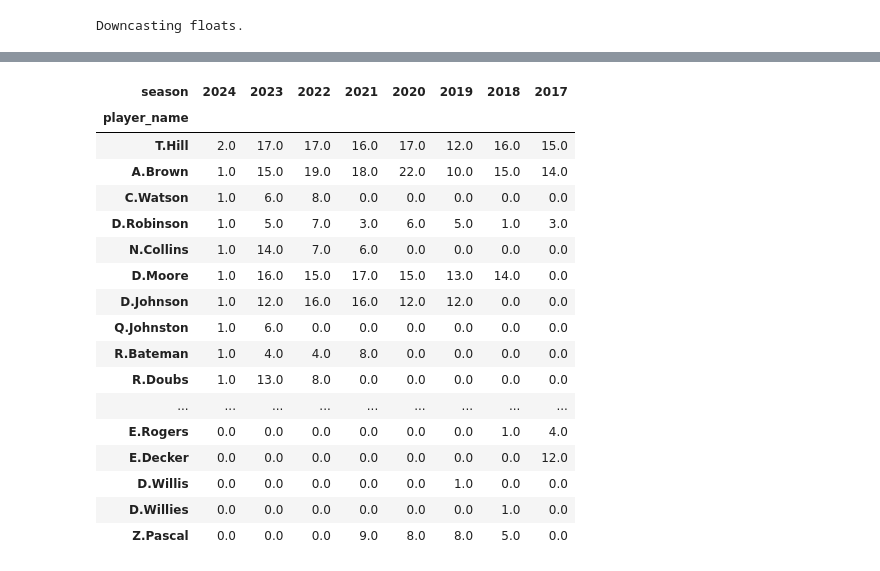
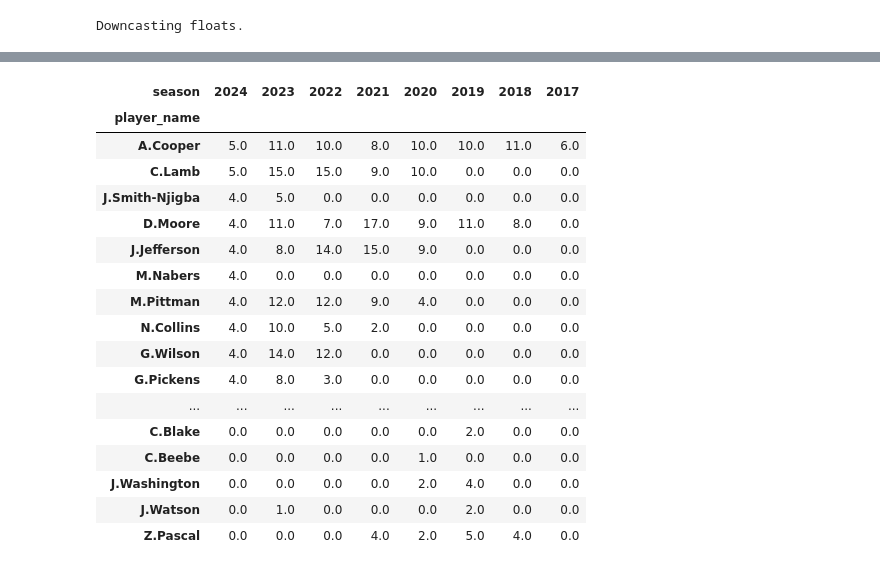
Before and after one commit to ARCtechmo/fanfav, a Jupyter notebook: wr_rec_tgts.ipynb, the cells around one changed output, grey strips where cells are left out. Cells and saved outputs as stored; diff of their text form; code cells hidden in the pictures.

Commit message:
changed to 7tgs per game

```diff
--- a/wr_rec_tgts.ipynb
+++ b/wr_rec_tgts.ipynb
@@ -123,49 +123,49 @@ wr_tgts_5plus_per_game_total_ordered_by_count()
 # %%
-# function reuturns the total count of games where the WR had 5+ targets for each season
-def wr_tgts_5plus_total_per_year_by_player():
+# function reuturns the total count of games where the WR had 7+ targets for each season
+def wr_tgts_7plus_total_per_year_by_player():
 
-    # Filter WRs with at least 5 targets per game for each week
-    wr_with_min_5_targets_all_years = wr_tgt_data_all_years[wr_tgt_data_all_years['targets'] >= 5]
+    # Filter WRs with at least 7 targets per game for each week
+    wr_with_min_7_targets_all_years = wr_tgt_data_all_years[wr_tgt_data_all_years['targets'] >= 7]
 
     # Group by year, player, and count the number of weeks
-    wr_tgts_count_per_year = wr_with_min_5_targets_all_years.groupby(['season', 'player_name']).size().reset_index(name='count_of_weeks')
+    wr_tgts_count_per_year = wr_with_min_7_targets_all_years.groupby(['season', 'player_name']).size().reset_index(name='count_of_weeks')
 
     # Pivot the table to have players as rows and seasons as columns
     wr_tgts_pivot = wr_tgts_count_per_year.pivot_table(index='player_name', columns='season', values='count_of_weeks', fill_value=0)
 
     # Sort the columns (years) in descending order
     wr_tgts_pivot = wr_tgts_pivot[sorted(wr_tgts_pivot.columns, reverse=True)]
 
     # Sort the rows by the most recent season's count in descending order
     wr_tgts_pivot_sorted = wr_tgts_pivot.sort_values(by=wr_tgts_pivot.columns[0], ascending=False)
 
     # Export the DataFrame to a CSV file
-    wr_tgts_pivot_sorted.to_csv('wr_tgts_5plus_total_per_year_by_player.csv')
+    wr_tgts_pivot_sorted.to_csv('wr_tgts_7plus_total_per_year_by_player.csv')
 
     # Display the results
     return display(HTML(wr_tgts_pivot_sorted.to_html(index=True)))
 
 # call the function
-wr_tgts_5plus_total_per_year_by_player()
+wr_tgts_7plus_total_per_year_by_player()
 # %% [output]
 | season | 2024 | 2023 | 2022 | 2021 | 2020 | 2019 | 2018 | 2017 |
 | player_name |  |  |  |  |  |  |  |  |
-| T.Hill | 2.0 | 17.0 | 17.0 | 16.0 | 17.0 | 12.0 | 16.0 | 15.0 |
-| A.Brown | 1.0 | 15.0 | 19.0 | 18.0 | 22.0 | 10.0 | 15.0 | 14.0 |
-| C.Watson | 1.0 | 6.0 | 8.0 | 0.0 | 0.0 | 0.0 | 0.0 | 0.0 |
-| D.Robinson | 1.0 | 5.0 | 7.0 | 3.0 | 6.0 | 5.0 | 1.0 | 3.0 |
-| N.Collins | 1.0 | 14.0 | 7.0 | 6.0 | 0.0 | 0.0 | 0.0 | 0.0 |
-| D.Moore | 1.0 | 16.0 | 15.0 | 17.0 | 15.0 | 13.0 | 14.0 | 0.0 |
-| D.Johnson | 1.0 | 12.0 | 16.0 | 16.0 | 12.0 | 12.0 | 0.0 | 0.0 |
-| Q.Johnston | 1.0 | 6.0 | 0.0 | 0.0 | 0.0 | 0.0 | 0.0 | 0.0 |
-| R.Bateman | 1.0 | 4.0 | 4.0 | 8.0 | 0.0 | 0.0 | 0.0 | 0.0 |
-| R.Doubs | 1.0 | 13.0 | 8.0 | 0.0 | 0.0 | 0.0 | 0.0 | 0.0 |
+| A.Cooper | 5.0 | 11.0 | 10.0 | 8.0 | 10.0 | 10.0 | 11.0 | 6.0 |
+| C.Lamb | 5.0 | 15.0 | 15.0 | 9.0 | 10.0 | 0.0 | 0.0 | 0.0 |
+| J.Smith-Njigba | 4.0 | 5.0 | 0.0 | 0.0 | 0.0 | 0.0 | 0.0 | 0.0 |
+| D.Moore | 4.0 | 11.0 | 7.0 | 17.0 | 9.0 | 11.0 | 8.0 | 0.0 |
+| J.Jefferson | 4.0 | 8.0 | 14.0 | 15.0 | 9.0 | 0.0 | 0.0 | 0.0 |
+| M.Nabers | 4.0 | 0.0 | 0.0 | 0.0 | 0.0 | 0.0 | 0.0 | 0.0 |
+| M.Pittman | 4.0 | 12.0 | 12.0 | 9.0 | 4.0 | 0.0 | 0.0 | 0.0 |
+| N.Collins | 4.0 | 10.0 | 5.0 | 2.0 | 0.0 | 0.0 | 0.0 | 0.0 |
+| G.Wilson | 4.0 | 14.0 | 12.0 | 0.0 | 0.0 | 0.0 | 0.0 | 0.0 |
+| G.Pickens | 4.0 | 8.0 | 3.0 | 0.0 | 0.0 | 0.0 | 0.0 | 0.0 |
 | ... | ... | ... | ... | ... | ... | ... | ... | ... |
-| E.Rogers | 0.0 | 0.0 | 0.0 | 0.0 | 0.0 | 0.0 | 1.0 | 4.0 |
-| E.Decker | 0.0 | 0.0 | 0.0 | 0.0 | 0.0 | 0.0 | 0.0 | 12.0 |
-| D.Willis | 0.0 | 0.0 | 0.0 | 0.0 | 0.0 | 1.0 | 0.0 | 0.0 |
-| D.Willies | 0.0 | 0.0 | 0.0 | 0.0 | 0.0 | 0.0 | 1.0 | 0.0 |
-| Z.Pascal | 0.0 | 0.0 | 0.0 | 9.0 | 8.0 | 8.0 | 5.0 | 0.0 |
+| C.Blake | 0.0 | 0.0 | 0.0 | 0.0 | 0.0 | 2.0 | 0.0 | 0.0 |
+| C.Beebe | 0.0 | 0.0 | 0.0 | 0.0 | 1.0 | 0.0 | 0.0 | 0.0 |
+| J.Washington | 0.0 | 0.0 | 0.0 | 0.0 | 2.0 | 4.0 | 0.0 | 0.0 |
+| J.Watson | 0.0 | 1.0 | 0.0 | 0.0 | 0.0 | 2.0 | 0.0 | 0.0 |
+| Z.Pascal | 0.0 | 0.0 | 0.0 | 4.0 | 2.0 | 5.0 | 4.0 | 0.0 |
 # %%
 # function returns WR recptions >=30 and ordered by yards per reception for each year
 def wr_rec_30plus_and_order_by_yds_per_rec():
```
Also changed, not shown: parts of 3 cells of this notebook.
